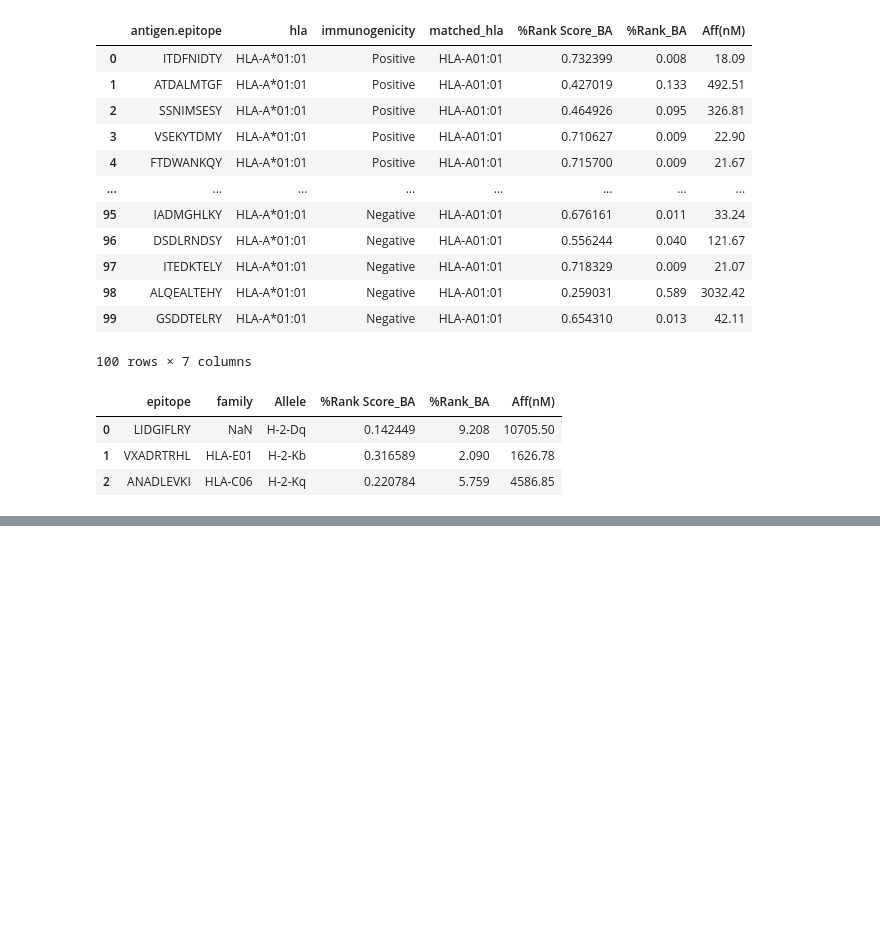
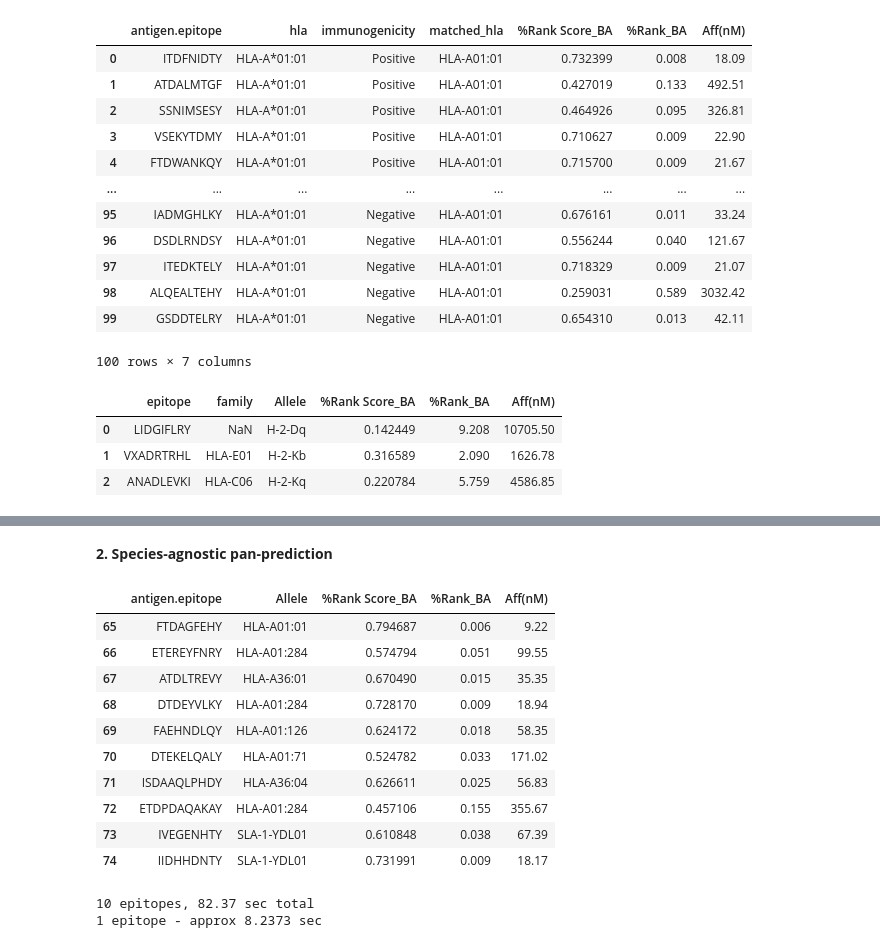
Before and after one commit to AnatoliyLarkin/netmhcpanwrapper, a Jupyter notebook: notebooks/testing.ipynb, the cells around one changed output, grey strips where cells are left out. Cells and saved outputs as stored; diff of their text form; code cells hidden in the pictures; blank space fills up the shorter version.

```diff
--- a/notebooks/testing.ipynb
+++ b/notebooks/testing.ipynb
@@ -170,0 +202,25 @@ run_netmhcpan('pan', PATH_TO_NETMHCPAN, df, epitope_colname='epitope', species =
+# %% [markdown]
+**2. Species-agnostic pan-prediction**
+# %%
+df = pd.DataFrame(pd.read_csv('../datasets/chowell.txt', sep='\t')[65:75]['antigen.epitope'])
+start = time.time()
+run_netmhcpan('pan', PATH_TO_NETMHCPAN, df, epitope_colname='antigen.epitope', species = None)
+# %% [output]
+|  | antigen.epitope | Allele | %Rank Score_BA | %Rank_BA | Aff(nM) |
+| 65 | FTDAGFEHY | HLA-A01:01 | 0.794687 | 0.006 | 9.22 |
+| 66 | ETEREYFNRY | HLA-A01:284 | 0.574794 | 0.051 | 99.55 |
+| 67 | ATDLTREVY | HLA-A36:01 | 0.670490 | 0.015 | 35.35 |
+| 68 | DTDEYVLKY | HLA-A01:284 | 0.728170 | 0.009 | 18.94 |
+| 69 | FAEHNDLQY | HLA-A01:126 | 0.624172 | 0.018 | 58.35 |
+| 70 | DTEKELQALY | HLA-A01:71 | 0.524782 | 0.033 | 171.02 |
+| 71 | ISDAAQLPHDY | HLA-A36:04 | 0.626611 | 0.025 | 56.83 |
+| 72 | ETDPDAQAKAY | HLA-A01:284 | 0.457106 | 0.155 | 355.67 |
+| 73 | IVEGENHTY | SLA-1-YDL01 | 0.610848 | 0.038 | 67.39 |
+| 74 | IIDHHDNTY | SLA-1-YDL01 | 0.731991 | 0.009 | 18.17 |
+# %%
+res = time.time() - start
+print(f'{len(df)} epitopes, {round(res,2)} sec total')
+print(f'1 epitope - approx {round(res/len(df),4)} sec')
+# %% [output]
+10 epitopes, 82.37 sec total
+1 epitope - approx 8.2373 sec
```
Also changed, not shown: parts of 12 cells of this notebook, 2 other files.
